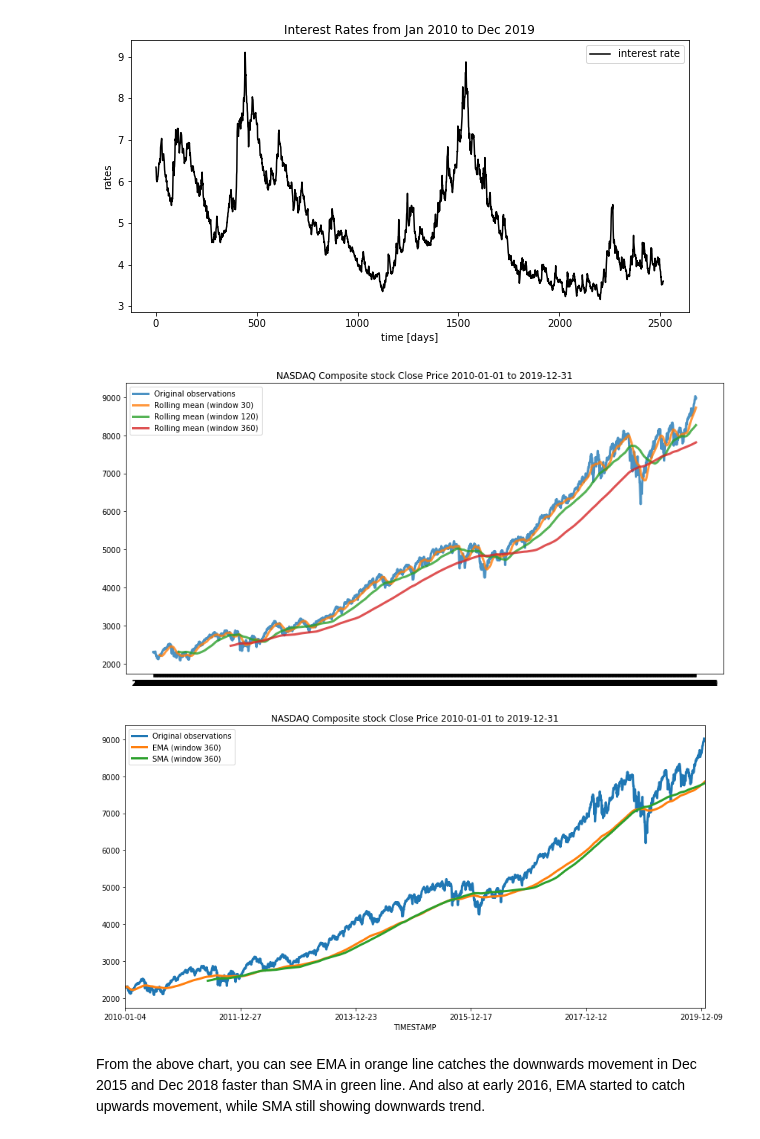
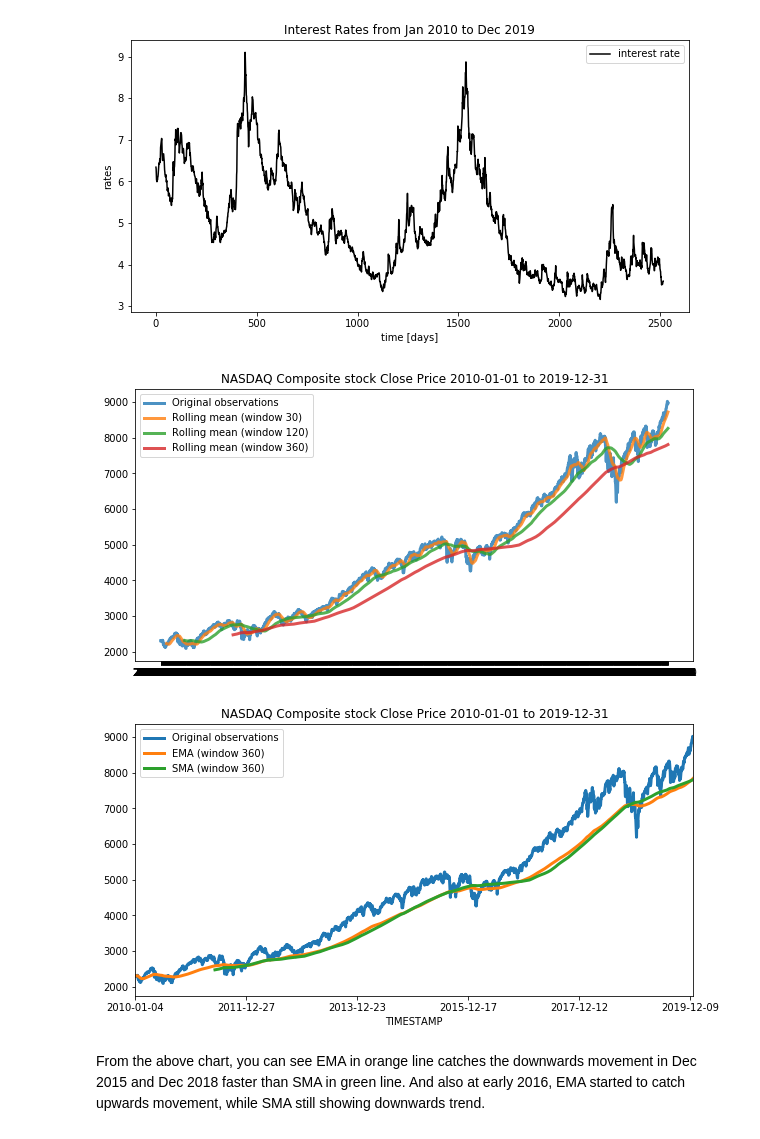
Before and after one commit to KoalaChelsea/NASDAQ-Time-Series-Project, a Jupyter notebook: LSTM Multivariate using prior time step.ipynb, the cells around one changed output. Saved outputs shown, nothing was run; the diff lists cells and outputs as text; code cells hidden in the pictures.

```diff
--- a/LSTM Multivariate using prior time step.ipynb
+++ b/LSTM Multivariate using prior time step.ipynb
@@ -149,31 +149,31 @@ plt.legend(loc='best')
 # %%
 # Moving average
 close = df_plot['IXIC.Close']
 MA30 = close.rolling(window=30).mean()
 MA120 = close.rolling(window=120).mean()
 MA360 = close.rolling(window=360).mean()
-plt.figure(figsize=(14, 7))
+plt.figure(figsize=(10, 5))
 plt.plot(close.index, close, lw=3, alpha=0.8, label='Original observations')
 plt.plot(close.index, MA30, lw=3, alpha=0.8, label='Rolling mean (window 30)')
 plt.plot(close.index, MA120, lw=3, alpha=0.8, label='Rolling mean (window 120)')
 plt.plot(close.index, MA360, lw=3, alpha=0.8, label='Rolling mean (window 360)')
 plt.title('NASDAQ Composite stock Close Price 2010-01-01 to 2019-12-31')
 plt.legend(loc='best')
 plt.show()
 # %% [output]
-[figure, old version]
+[figure, new version]
 # %%
 # Exponential Moving Average
 exp_weighted_mean = close.ewm(span=360).mean()
 sma_d10 = close.rolling(window=360).mean()
-ax = close.plot(lw=3, figsize=(14, 7), label='Original observations')
+ax = close.plot(lw=3, figsize=(10, 5), label='Original observations')
 exp_weighted_mean.plot(ax=ax, lw=3, label='EMA (window 360)')
 sma_d10.plot(ax=ax, lw=3, label='SMA (window 360)')
 plt.title('NASDAQ Composite stock Close Price 2010-01-01 to 2019-12-31')
 plt.legend(loc='best')
 plt.show()
 # %% [output]
-[figure, old version]
+[figure, new version]
 # %% [markdown]
 From the above chart, you can see EMA in orange line catches the downwards movement in Dec 2015 and Dec 2018 faster than SMA in green line. And also at early 2016, EMA started to catch upwards movement, while SMA still showing downwards trend.
 # %%
```
Also changed, not shown: parts of 12 cells of this notebook.
